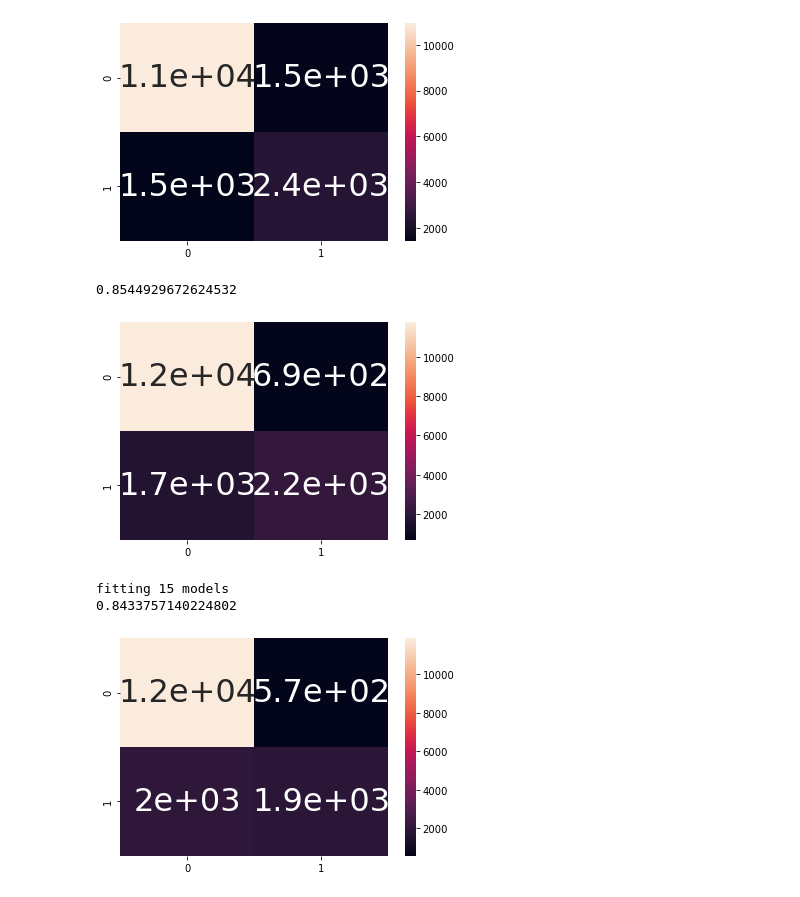
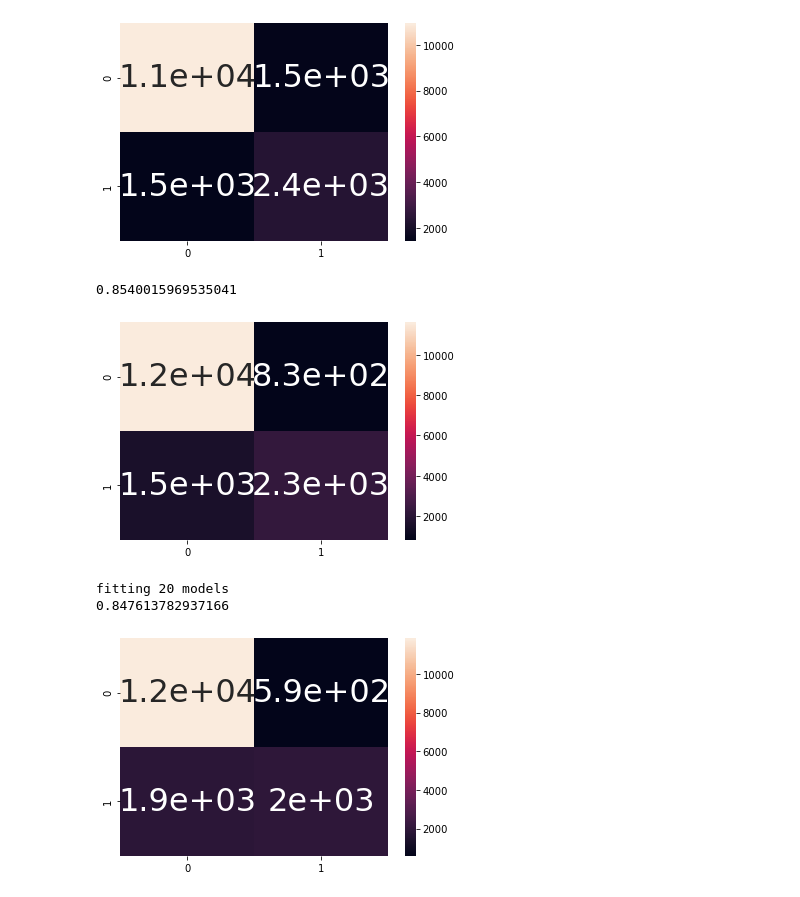
Before and after one commit to Subangkar/Machine-Learning-CSE-472-BUET, a Jupyter notebook: Assignment-1/Adaboost/notebooks/adult.ipynb, the cells around one changed output. Cells and saved outputs as stored; diff of their text form; code cells hidden in the pictures.

```diff
--- a/Assignment-1/Adaboost/notebooks/adult.ipynb
+++ b/Assignment-1/Adaboost/notebooks/adult.ipynb
@@ -58,16 +58,16 @@ print(dtc.score(X_test, y_test))
 [figure]
 # %%
 D=1
-K=15
+K=20
 
 from sklearn.ensemble import AdaBoostClassifier
 model_=AdaBoostClassifier(n_estimators=K, base_estimator=DecisionTreeClassifier(criterion='entropy', max_depth=1))
 model_.fit(X_train, y_train)
 sn.heatmap(confusion_matrix(y_test, model_.predict(X_test)), annot=True, annot_kws={"size": 32})
 print(model_.score(X_test, y_test))
 # %% [output]
-0.8544929672624532
+0.8540015969535041
-[figure, old version]
+[figure, new version]
 # %%
 from models.adaboost import AdaBoost
 model=AdaBoost(n_estimators=K, base_estimator=DecisionTree(max_depth=1))
@@ -75,6 +75,6 @@ model.fit(X_train, y_train)
 sn.heatmap(confusion_matrix(y_test, model.predict(X_test)), annot=True, annot_kws={"size": 32})
 print(model.score(X_test, y_test))
 # %% [output]
-fitting 15 models
-0.8433757140224802
+fitting 20 models
+0.847613782937166
-[figure, old version]
+[figure, new version]
```
Also changed, not shown: parts of 1 cell of this notebook, 9 other files.
